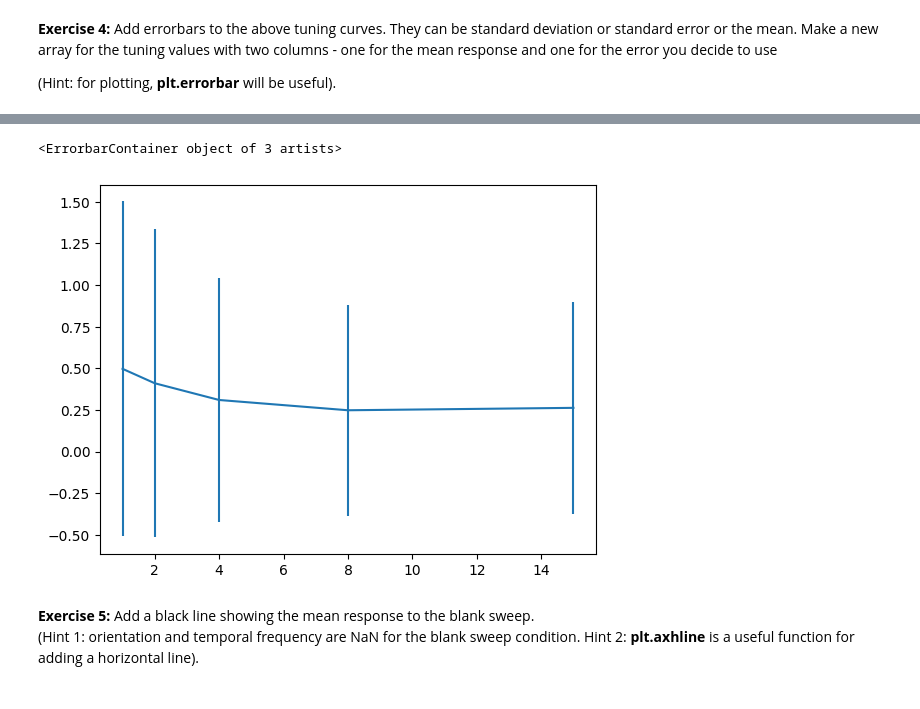
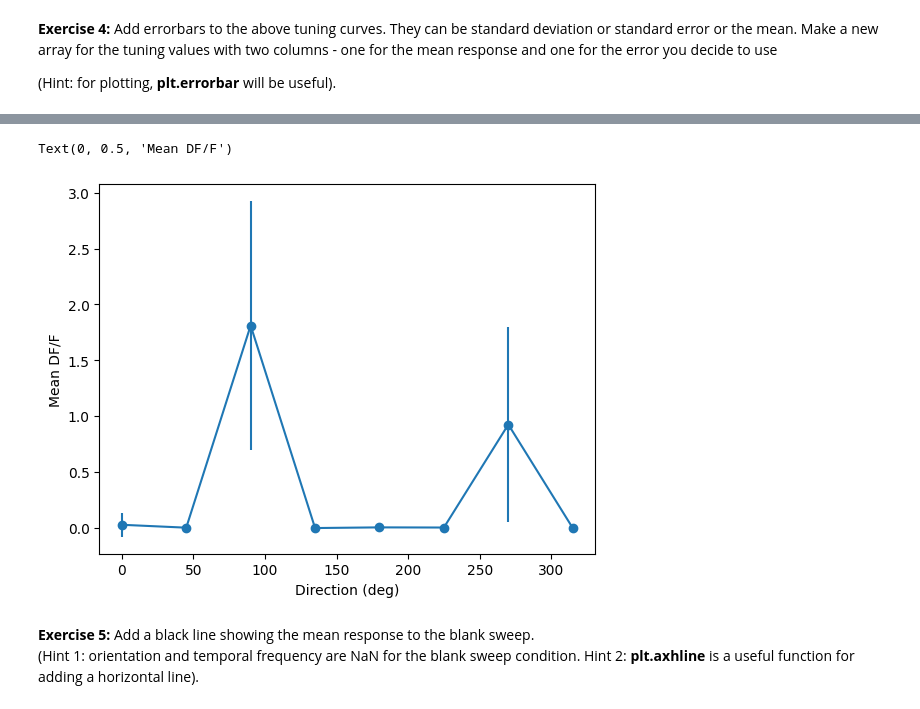
Before and after one commit to mahagueheme-Lesly/TReND-CaMinA, a Jupyter notebook: notebooks/Zambia25/07-to-10-Mon-toThu-AllenTutorial/Session_2_Tuning_Curves.ipynb, the cells around one changed output, grey strips where cells are left out. Drawn from its saved outputs; the diff is of its cells as text; code cells hidden in the pictures.

```diff
--- a/notebooks/Zambia25/07-to-10-Mon-toThu-AllenTutorial/Session_2_Tuning_Curves.ipynb
+++ b/notebooks/Zambia25/07-to-10-Mon-toThu-AllenTutorial/Session_2_Tuning_Curves.ipynb
@@ -367,2 +386,8 @@ for i, tf in enumerate(tfvals):
+# %%
+tuning = np.empty((8,2))
+for i, ori in enumerate(orivals):
+    trials = cell_response[:,0]==ori
+    tuning[i,0] = cell_response[trials,2].mean()
+    tuning[i,1] = cell_response[trials,2].std()
 # %%
 ? plt.errorbar
@@ -369,8 +412,10 @@ for i, tf in enumerate(tfvals):
-# %%
-plt.errorbar(tfvals, tuning_tf[:,0], yerr=tuning_tf[:,1])
-# %% [output]
-<ErrorbarContainer object of 3 artists>
-[figure, old version]
+# %%
+plt.errorbar(orivals, tuning[:,0], yerr=tuning[:,1], marker='o')
+plt.xlabel("Direction (deg)")
+plt.ylabel("Mean DF/F")
+# %% [output]
+Text(0, 0.5, 'Mean DF/F')
+[figure, added]
 # %% [markdown]
 **Exercise 5:** Add a black line showing the mean response to the blank sweep.
 <br>(Hint 1: orientation and temporal frequency are NaN for the blank sweep condition.  Hint 2: <b>plt.axhline</b> is a useful function for adding a horizontal line).
```
Also changed, not shown: parts of 9 cells of this notebook.
